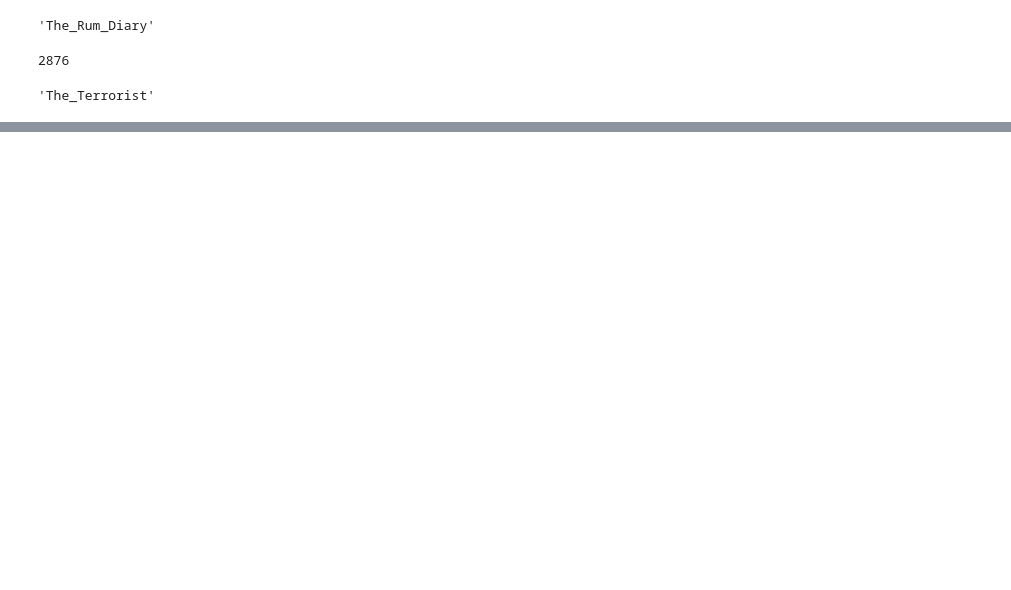
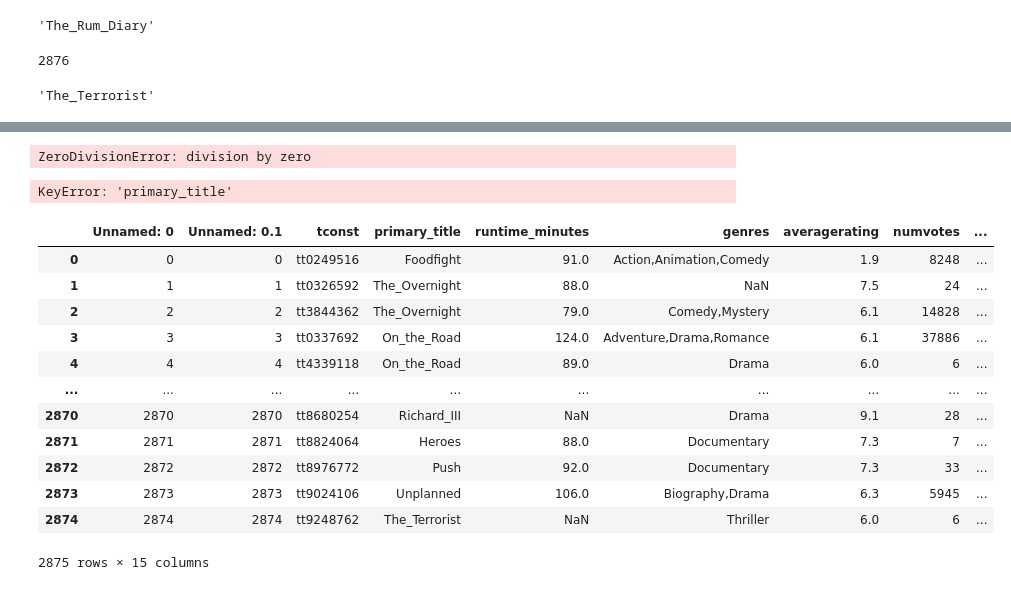
Before and after one commit to mdetiberiis01/Movie-Months, a Jupyter notebook: Web_Scrape.ipynb, the cells around one changed output, grey strips where cells are left out. Drawn from its saved outputs; the diff is of its cells as text; code cells hidden in the pictures; blank space fills up the shorter version.

```diff
--- a/Web_Scrape.ipynb
+++ b/Web_Scrape.ipynb
@@ -168,0 +188,4 @@ movie_df.head()
+# %%
+df_t['average_word_length'] = df_t['review_as_string'].apply(lambda x: average_words(x))
+# %% [output]
+ZeroDivisionError: division by zero
@@ -168,0 +220,28 @@ movie_df.head()
+# %%
+
+
+
+    #reviews_df['primary_title'] = movie_df['primary_title'][count]
+
+full_movie_df = pd.merge(movie_df, df_t, on = "primary_title")
+full_movie_df.drop(['Unnamed: 0.1','word_count','char_count', 'runtime_minutes'], axis = 1, inplace = True)
+
+#shange dict to a df
+# %% [output]
+KeyError: 'primary_title'
+# %%
+movie_df
+# %% [output]
+|  | Unnamed: 0 | Unnamed: 0.1 | tconst | primary_title | runtime_minutes | genres | averagerating | numvotes | ... |
+| 0 | 0 | 0 | tt0249516 | Foodfight | 91.0 | Action,Animation,Comedy | 1.9 | 8248 | ... |
+| 1 | 1 | 1 | tt0326592 | The_Overnight | 88.0 | NaN | 7.5 | 24 | ... |
+| 2 | 2 | 2 | tt3844362 | The_Overnight | 79.0 | Comedy,Mystery | 6.1 | 14828 | ... |
+| 3 | 3 | 3 | tt0337692 | On_the_Road | 124.0 | Adventure,Drama,Romance | 6.1 | 37886 | ... |
+| 4 | 4 | 4 | tt4339118 | On_the_Road | 89.0 | Drama | 6.0 | 6 | ... |
+| ... | ... | ... | ... | ... | ... | ... | ... | ... | ... |
+| 2870 | 2870 | 2870 | tt8680254 | Richard_III | NaN | Drama | 9.1 | 28 | ... |
+| 2871 | 2871 | 2871 | tt8824064 | Heroes | 88.0 | Documentary | 7.3 | 7 | ... |
+| 2872 | 2872 | 2872 | tt8976772 | Push | 92.0 | Documentary | 7.3 | 33 | ... |
+| 2873 | 2873 | 2873 | tt9024106 | Unplanned | 106.0 | Biography,Drama | 6.3 | 5945 | ... |
+| 2874 | 2874 | 2874 | tt9248762 | The_Terrorist | NaN | Thriller | 6.0 | 6 | ... |
+2875 rows × 15 columns
```
Also changed, not shown: parts of 22 cells of this notebook, 1 other file.
